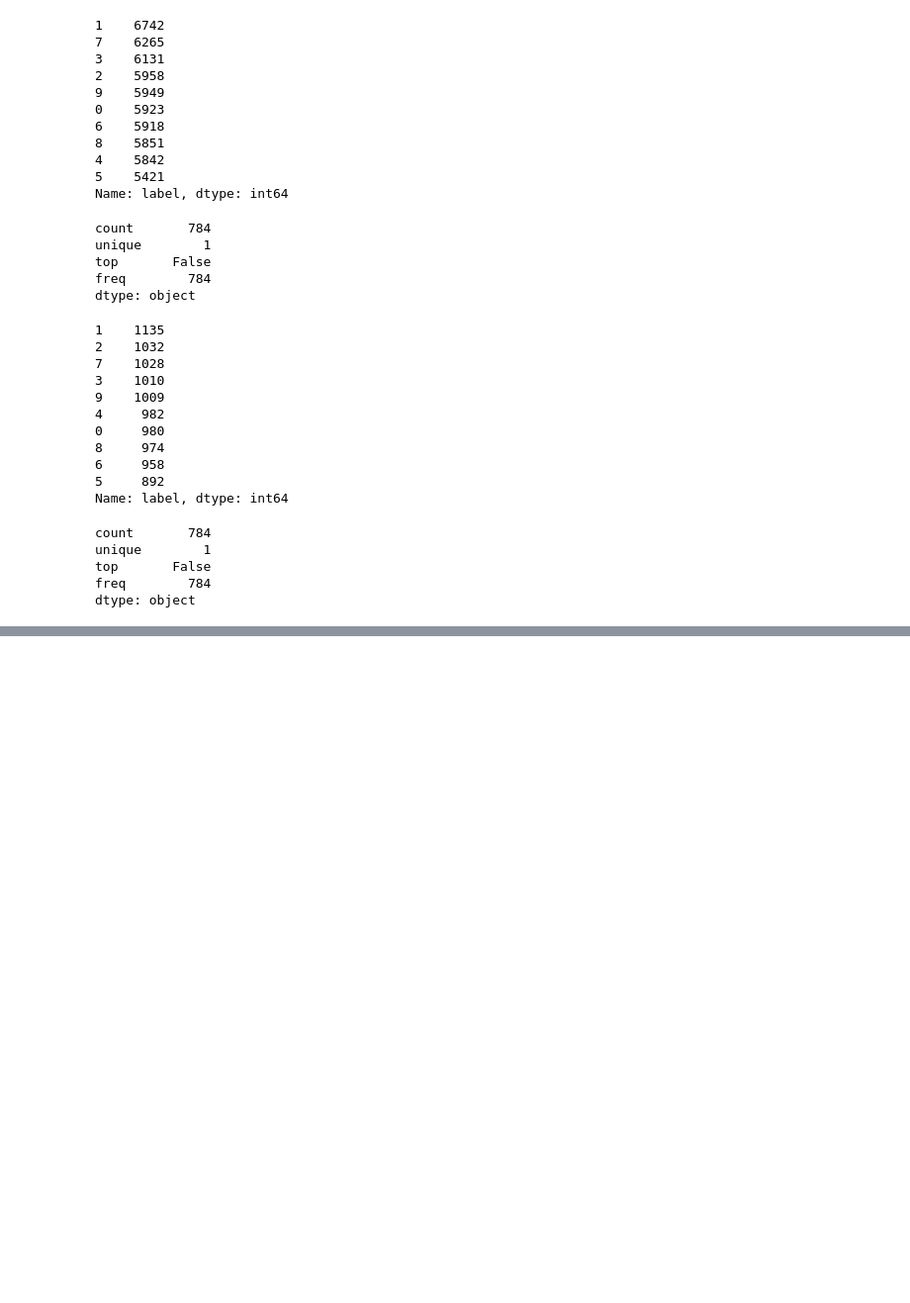
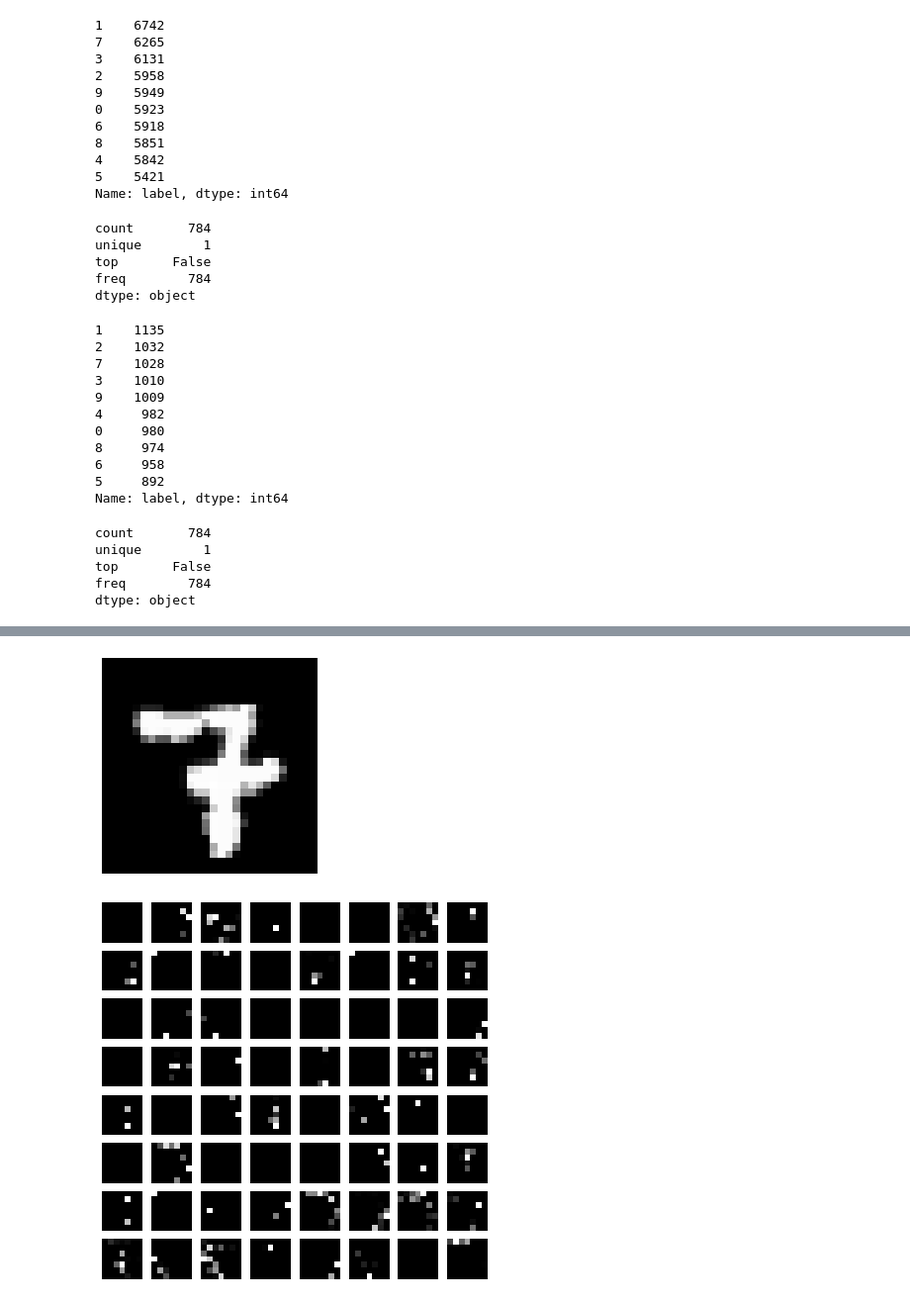
Before and after one commit to kwonghung-YIP/kaggle-study-notes, a Jupyter notebook: handwritten-digit.ipynb, the cells around one changed output, grey strips where cells are left out. Shown: that part at 99% size. Drawn from its saved outputs; the diff is of its cells as text; code cells hidden in the pictures; blank space fills up the shorter version.

```diff
--- a/handwritten-digit.ipynb
+++ b/handwritten-digit.ipynb
@@ -187,3 +190,35 @@ plt.show()
+# %%
+image = X_test[np.random.randint(0,high=len(X_test))]
+
+pixels = image.reshape(28,28)
+#print(pixels)
+plt.imshow(pixels,cmap='gray')
+plt.axis("off")
+
+outputs = [model.layers[i+1].output for i in [1,2]]
+model2 = tf.keras.Model(inputs=model.inputs,outputs=outputs)
+#model2.summary()
+feature_maps = model2.predict(image.reshape([1,28,28,1]))
+
+row = 8
+col = 8
+
+plt.figure(figsize=(7,7))
+for i in range(row*col):
+#print(feature_maps[1].shape)
+    plt.subplot(row, col, i + 1)
+    image = feature_maps[1][:,:,:,i]
+    pixels = image.reshape(7,7)
+    #print(pixels)
+    plt.imshow(pixels,cmap='gray')
+    plt.axis("off")
+    #print(tf.math.argmax(predict[0]).numpy())
+    #plt.title(tf.math.argmax(predict[0]).numpy())
+
+plt.show()
+# %% [output]
+[figure, added]
+[figure, added]
 # %%
 row = 5
 col = 5
```
Also changed, not shown: parts of 6 cells of this notebook.
